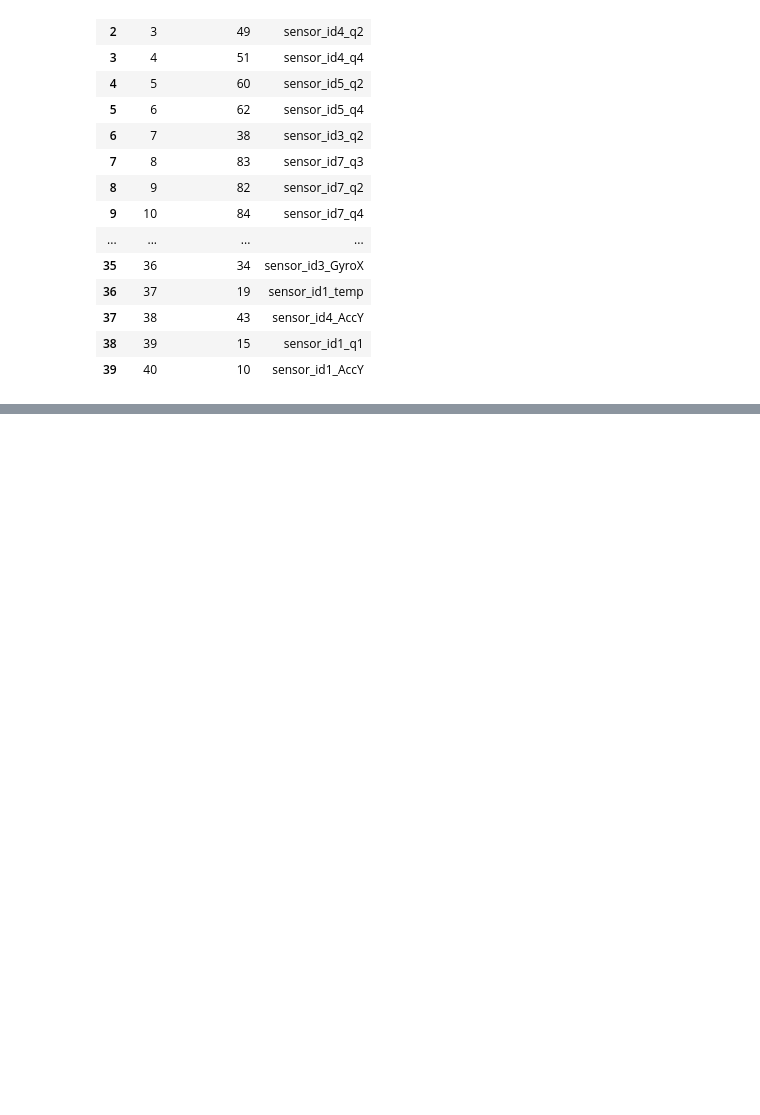
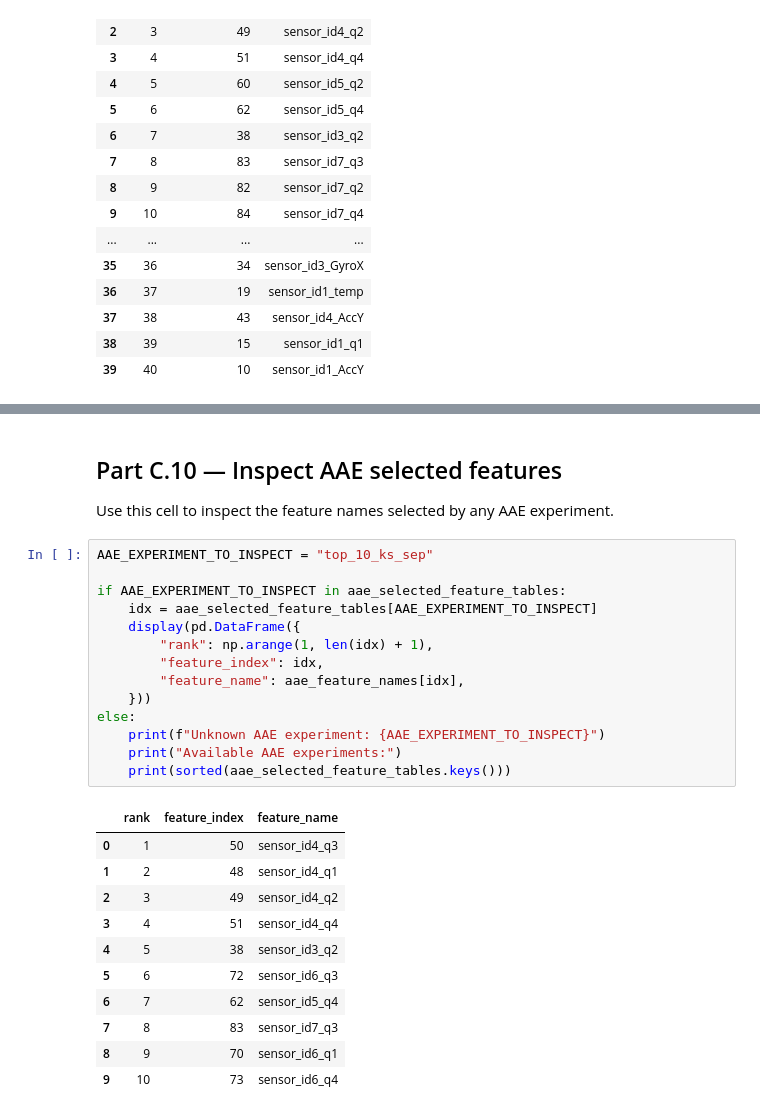
Before and after one commit to KleZeqaj/Industrial-Robot-AnomalyDetection, a Jupyter notebook: notebooks/feature_selection.ipynb, the cells around one changed output, grey strips where cells are left out. Saved outputs shown, nothing was run; the diff lists cells and outputs as text; blank space fills up the shorter version.

```diff
--- a/notebooks/feature_selection.ipynb
+++ b/notebooks/feature_selection.ipynb
@@ -647,0 +1043,30 @@ else:
+# %% [markdown]
+## Part C.10 — Inspect AAE selected features
+
+Use this cell to inspect the feature names selected by any AAE experiment.
+# %%
+AAE_EXPERIMENT_TO_INSPECT = "top_10_ks_sep"
+
+if AAE_EXPERIMENT_TO_INSPECT in aae_selected_feature_tables:
+    idx = aae_selected_feature_tables[AAE_EXPERIMENT_TO_INSPECT]
+    display(pd.DataFrame({
+        "rank": np.arange(1, len(idx) + 1),
+        "feature_index": idx,
+        "feature_name": aae_feature_names[idx],
+    }))
+else:
+    print(f"Unknown AAE experiment: {AAE_EXPERIMENT_TO_INSPECT}")
+    print("Available AAE experiments:")
+    print(sorted(aae_selected_feature_tables.keys()))
+# %% [output]
+|  | rank | feature_index | feature_name |
+| 0 | 1 | 50 | sensor_id4_q3 |
+| 1 | 2 | 48 | sensor_id4_q1 |
+| 2 | 3 | 49 | sensor_id4_q2 |
+| 3 | 4 | 51 | sensor_id4_q4 |
+| 4 | 5 | 38 | sensor_id3_q2 |
+| 5 | 6 | 72 | sensor_id6_q3 |
+| 6 | 7 | 62 | sensor_id5_q4 |
+| 7 | 8 | 83 | sensor_id7_q3 |
+| 8 | 9 | 70 | sensor_id6_q1 |
+| 9 | 10 | 73 | sensor_id6_q4 |
```
Also changed, not shown: parts of 34 cells of this notebook.
